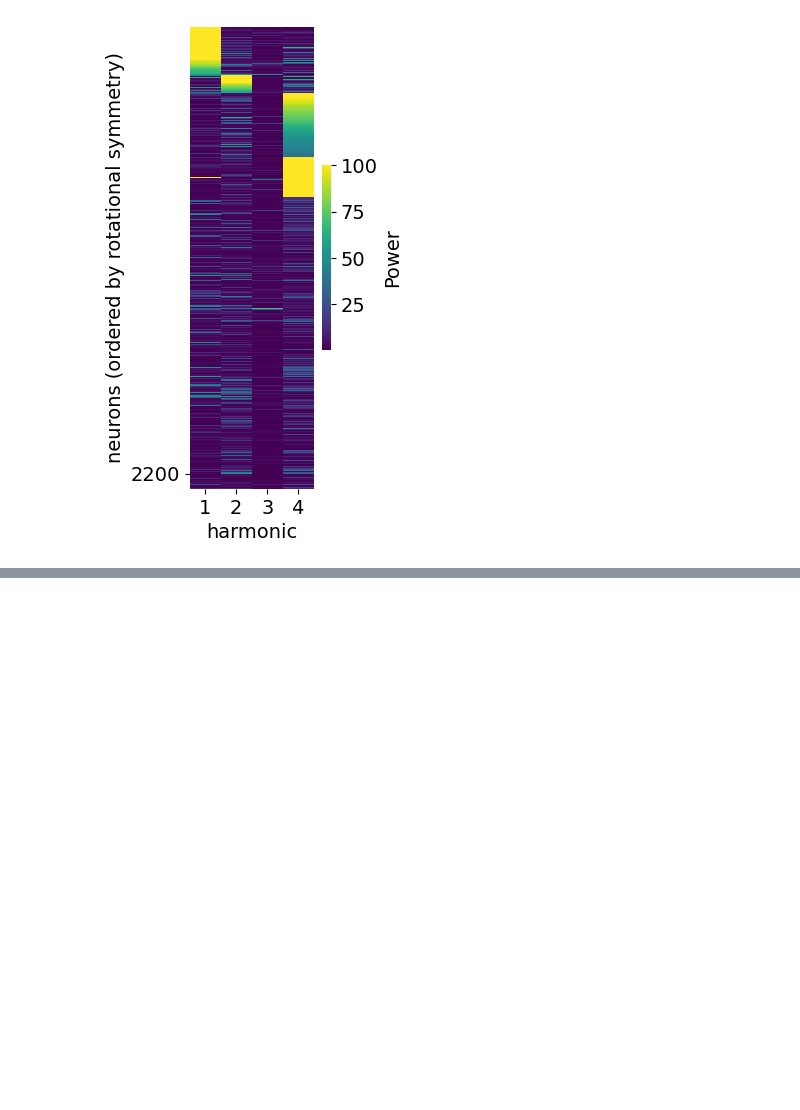
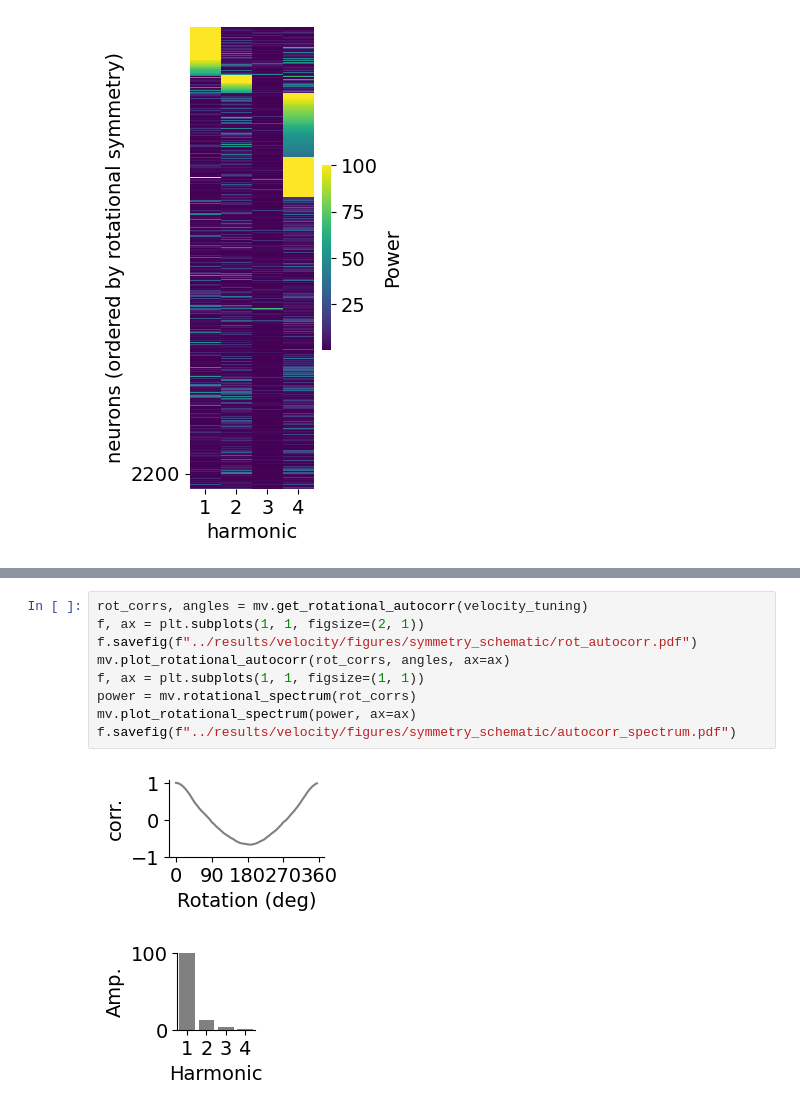
Before and after one commit to peterdoohan/GridMaze-mFC, a Jupyter notebook: Notebooks/velocity.ipynb, the cells around one changed output, grey strips where cells are left out. Saved outputs shown, nothing was run; the diff lists cells and outputs as text; blank space fills up the shorter version.

```diff
--- a/Notebooks/velocity.ipynb
+++ b/Notebooks/velocity.ipynb
@@ -95,0 +114,12 @@ m4.2022-07-01.maze_cluster59
+# %%
+rot_corrs, angles = mv.get_rotational_autocorr(velocity_tuning)
+f, ax = plt.subplots(1, 1, figsize=(2, 1))
+f.savefig(f"../results/velocity/figures/symmetry_schematic/rot_autocorr.pdf")
+mv.plot_rotational_autocorr(rot_corrs, angles, ax=ax)
+f, ax = plt.subplots(1, 1, figsize=(1, 1))
+power = mv.rotational_spectrum(rot_corrs)
+mv.plot_rotational_spectrum(power, ax=ax)
+f.savefig(f"../results/velocity/figures/symmetry_schematic/autocorr_spectrum.pdf")
+# %% [output]
+[figure, added]
+[figure, added]
```
Also changed, not shown: parts of 5 cells of this notebook, 3 other files.
